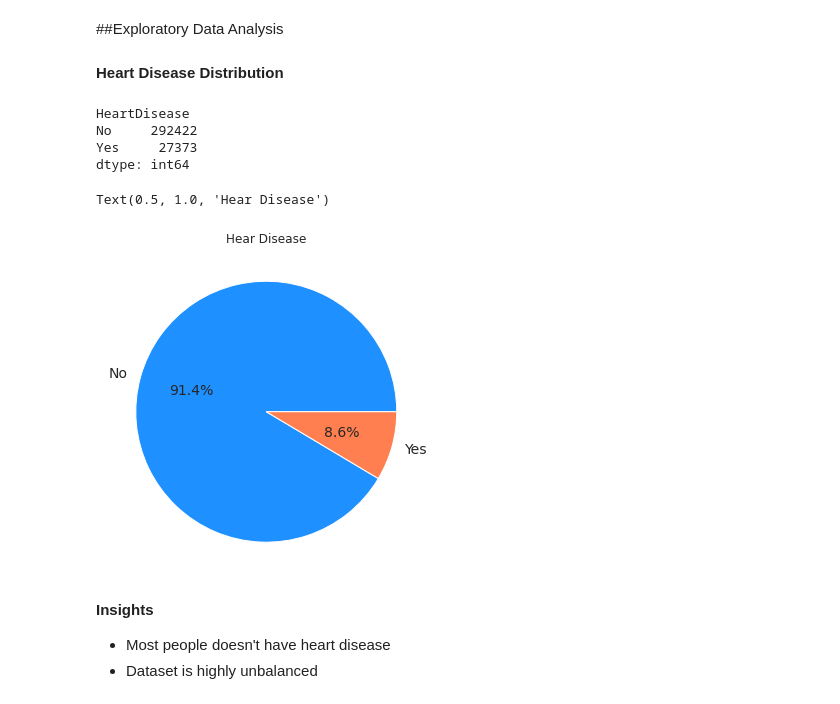
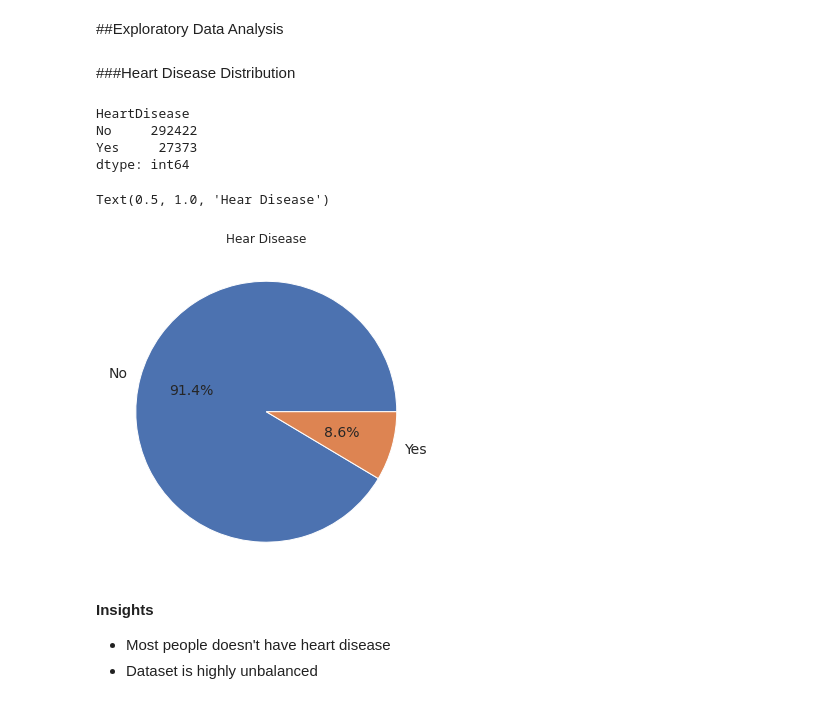
Before and after one commit to absiddik7/Heart_Disease_Prediction, a Jupyter notebook: Heart_Disease_Prediction.ipynb, the cells around one changed output. Drawn from its saved outputs; the diff is of its cells as text; code cells hidden in the pictures.

```diff
--- a/Heart_Disease_Prediction.ipynb
+++ b/Heart_Disease_Prediction.ipynb
@@ -26,7 +43,7 @@ df.info()
 # %% [markdown]
 ##Exploratory Data Analysis
 # %% [markdown]
-**Heart Disease Distribution**
+###Heart Disease Distribution
 # %%
 disease = df.groupby('HeartDisease').size()
 disease
@@ -38,11 +55,11 @@ dtype: int64
 # %%
 sns.set_style('darkgrid')
 plt.figure(figsize=(10,6))
-plt.pie(disease,labels=['No', 'Yes'],autopct='%1.1f%%', textprops={"fontsize": 14}, colors=['dodgerblue','coral'])
+plt.pie(disease,labels=['No', 'Yes'],autopct='%1.1f%%', textprops={"fontsize": 14})
 plt.title('Hear Disease')
 # %% [output]
 Text(0.5, 1.0, 'Hear Disease')
-[figure, old version]
+[figure, new version]
 # %% [markdown]
 **Insights**
 
```
Also changed, not shown: parts of 60 cells of this notebook.
